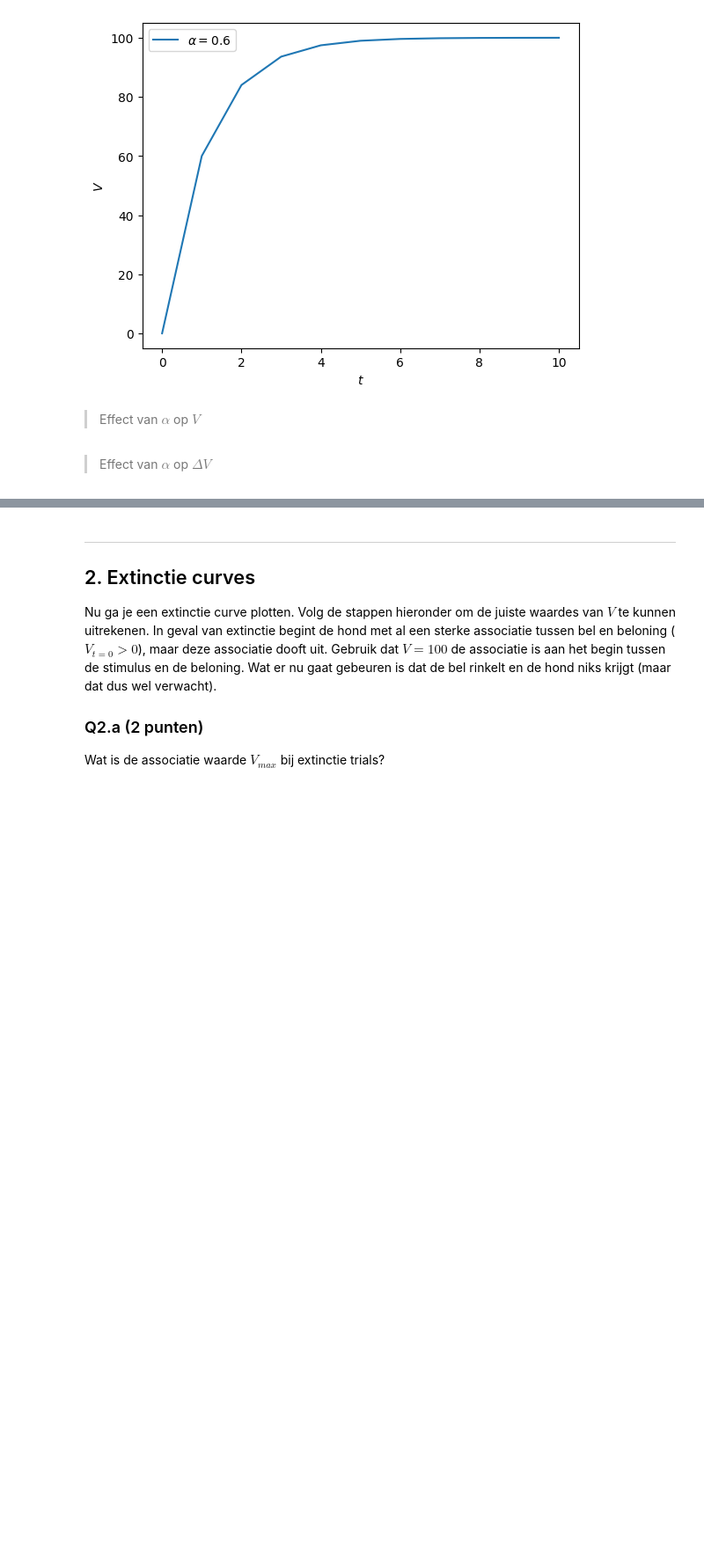
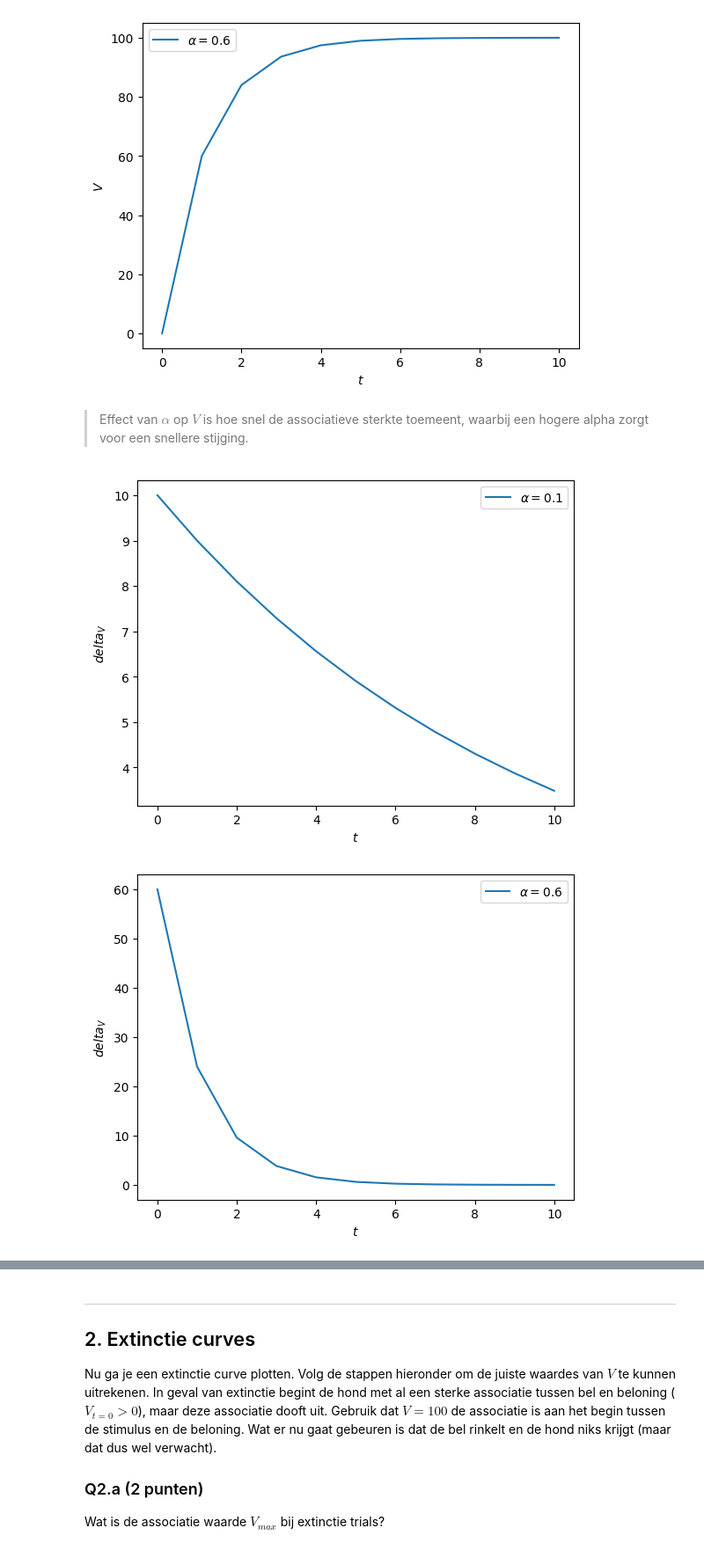
Before and after one commit to xsznr/CogMod, a Jupyter notebook: Assignment 1/Assignment_1.ipynb, the cells around one changed output, grey strips where cells are left out. Shown at 88% size. Drawn from its saved outputs; the diff is of its cells as text; code cells hidden in the pictures; blank space fills up the shorter version.

```diff
--- a/Assignment 1/Assignment_1.ipynb
+++ b/Assignment 1/Assignment_1.ipynb
@@ -164,5 +164,3 @@ plot_trials(r"$t$", r"$V$", [r"$\alpha = 0.6$"], sim_punt6[0])
 # %% [output]
 [figure]
 [figure]
-# %% [markdown]
-> Effect van $\alpha$ op $V$
@@ -171,2 +167,8 @@ plot_trials(r"$t$", r"$V$", [r"$\alpha = 0.6$"], sim_punt6[0])
-# %% [markdown]
-> Effect van $\alpha$ op $\Delta V$
+# %% [markdown]
+> Effect van $\alpha$ op $V$ is hoe snel de associatieve sterkte toemeent, waarbij een hogere alpha zorgt voor een snellere stijging.
+# %%
+plot_trials(r"$t$", r"$delta_V$", [r"$\alpha = 0.1$"], sim_punt1[1])
+plot_trials(r"$t$", r"$delta_V$", [r"$\alpha = 0.6$"], sim_punt6[1])
+# %% [output]
+[figure, added]
+[figure, added]
```
Also changed, not shown: parts of 6 cells of this notebook.
